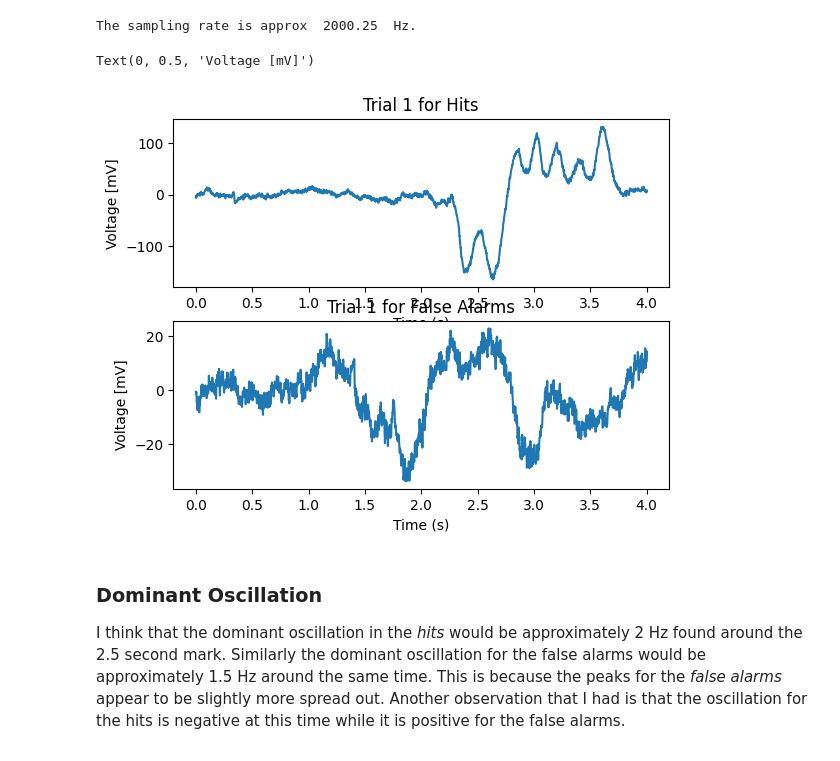
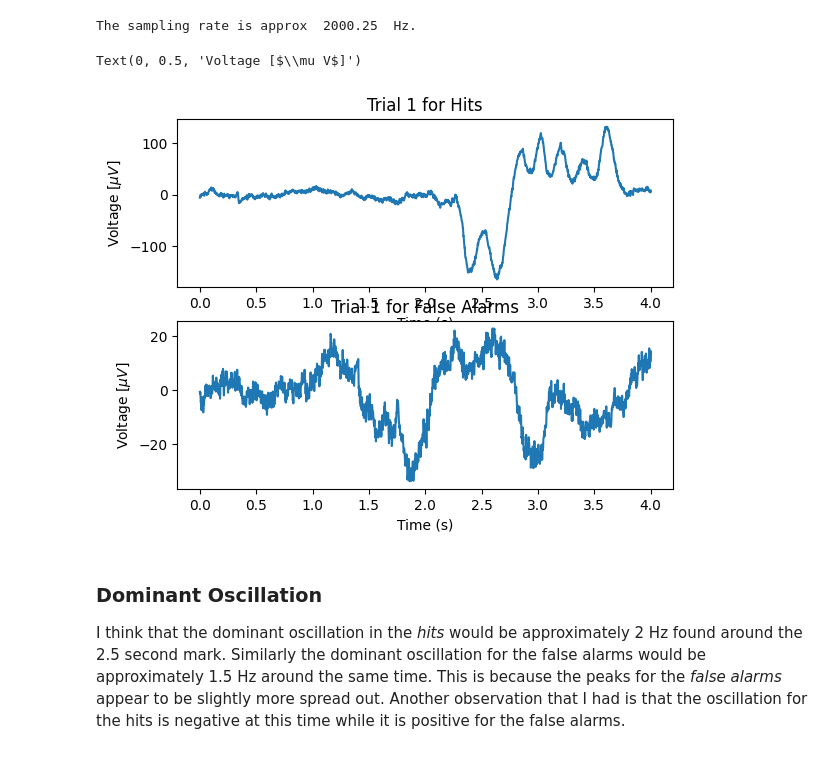
Before and after one commit to GraceHerchenroder/Neuro265, a Jupyter notebook: homework/coding_homework_5.ipynb, the cells around one changed output. Drawn from its saved outputs; the diff is of its cells as text; code cells hidden in the pictures.

```diff
--- a/homework/coding_homework_5.ipynb
+++ b/homework/coding_homework_5.ipynb
@@ -89,19 +89,19 @@ The sampling rate is approx  2000.25  Hz.
 # %%
 # Plotting initial trials of variables over time
 
 fig, ax = plt.subplots(2, 1)
 ax[0].plot(time, acc_hits[0])
 ax[0].set_title('Trial 1 for Hits')
 ax[0].set_xlabel('Time (s)')
-ax[0].set_ylabel('Voltage [mV]')
+ax[0].set_ylabel('Voltage [$\mu V$]')
 
 ax[1].plot(time, acc_fa[0])
 ax[1].set_title('Trial 1 for False Alarms')
 ax[1].set_xlabel('Time (s)')
-ax[1].set_ylabel('Voltage [mV]')
+ax[1].set_ylabel('Voltage [$\mu V$]')
 # %% [output]
-Text(0, 0.5, 'Voltage [mV]')
+Text(0, 0.5, 'Voltage [$\\mu V$]')
-[figure, old version]
+[figure, new version]
 # %% [markdown]
 ### Dominant Oscillation
 
```
